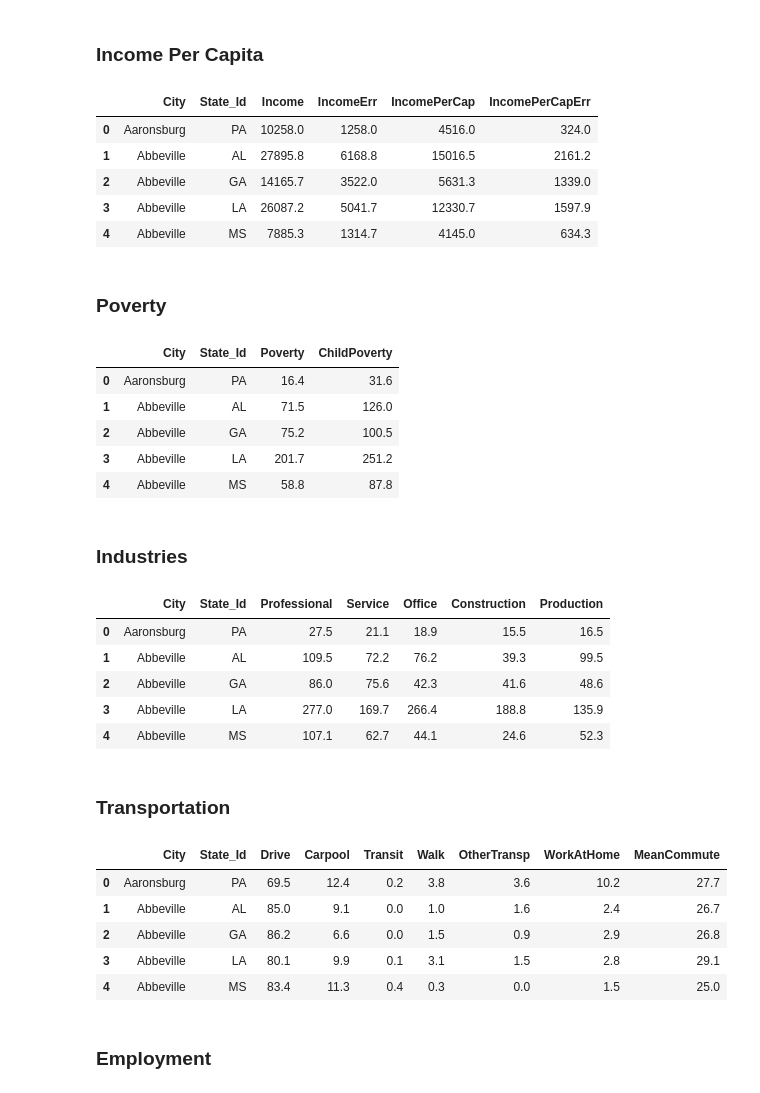
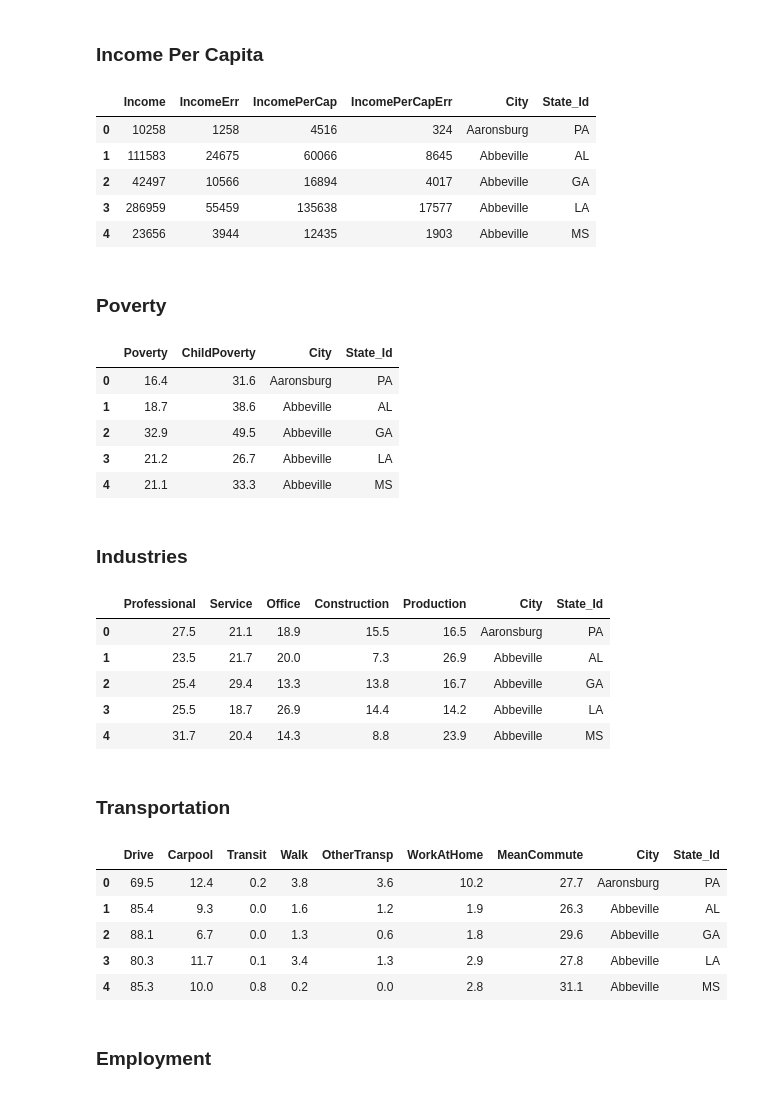
Before and after one commit to BloomTech-Labs/PT17_cityspire-d-ds, a Jupyter notebook: notebooks/datasets/data/census_data/files/census.ipynb, the cells around one changed output. Drawn from its saved outputs; the diff is of its cells as text; code cells hidden in the pictures.

Commit message:
rerun data with updated census info

```diff
--- a/notebooks/datasets/data/census_data/files/census.ipynb
+++ b/notebooks/datasets/data/census_data/files/census.ipynb
@@ -45,7 +47,7 @@ uszip['zip'].nunique()
 ##### Census
 - Contains population, demographic, poverty, and employment data by tract
 # %%
-census_filename = os.path.join(path, 'acs2017_census_tract_data.csv')
+census_filename = os.path.join(path, 'workspace/acs2017_census_tract_data.csv')
 # %%
 df = pd.read_csv(census_filename)
 print(df.shape)
@@ -67,7 +68,7 @@ df['TractId'].nunique()
 ##### Tract to Zip
 - maps census tracts to zip codes
 # %%
-tract_zip_filename = os.path.join(path, 'TRACT_ZIP_122017.xlsx')
+tract_zip_filename = os.path.join(path, 'workspace/TRACT_ZIP_122017.xlsx')
 # %%
 tract_zip = pd.read_excel(tract_zip_filename)
 # %%
@@ -450,0 +436,2 @@ merge = merge.drop(columns = ['res_ratio'])
+# %%
+merge = merge.groupby(['City', 'State_Id'],as_index=False).sum()
@@ -532,12 +489,12 @@ Index(['TractId', 'State', 'County', 'TotalPop', 'Men', 'Women', 'Hispanic',
       dtype='object')
 # %%
-columns = ['TractId', 'city', 'state_id', 'State', 'County', 'county_name',
+columns = ['TractId', 'City', 'State_Id',
            'TotalPop', 'Men', 'Women', 'Hispanic','White', 'Black', 'Native',
            'Asian', 'Pacific', 'VotingAgeCitizen','Income', 'IncomeErr',
            'IncomePerCap', 'IncomePerCapErr', 'Poverty', 'ChildPoverty',
            'Professional', 'Service', 'Office', 'Construction', 'Production',
            'Drive', 'Carpool', 'Transit', 'Walk', 'OtherTransp', 'WorkAtHome',
            'MeanCommute', 'Employed', 'PrivateWork', 'PublicWork',
-           'SelfEmployed', 'FamilyWork', 'Unemployment', 'zip', ]
+           'SelfEmployed', 'FamilyWork', 'Unemployment']
 # %%
 merge = merge[columns]
@@ -626,57 +576,57 @@ diversity_df.head()
 # %% [markdown]
 ### Income Per Capita
 # %%
-income_per_capita_df = merge[['Income', 'IncomeErr', 'IncomePerCap', 'IncomePerCapErr','City', 'State_Id']].groupby(['City', 'State_Id'],as_index=False).mean()
+income_per_capita_df = merge[['Income', 'IncomeErr', 'IncomePerCap', 'IncomePerCapErr','City', 'State_Id']]
 income_per_capita_df[['Income', 'IncomeErr', 'IncomePerCap', 'IncomePerCapErr']] = income_per_capita_df[['Income', 'IncomeErr', 'IncomePerCap', 'IncomePerCapErr']].round(1)
-income_per_capita_df.to_csv("income_per_capita_df.csv",index=False)
+income_per_capita_df.to_csv("census_csv/income_per_capita_df.csv",index=False)
 income_per_capita_df.head()
 # %% [output]
-|  | City | State_Id | Income | IncomeErr | IncomePerCap | IncomePerCapErr |
-| 0 | Aaronsburg | PA | 10258.0 | 1258.0 | 4516.0 | 324.0 |
-| 1 | Abbeville | AL | 27895.8 | 6168.8 | 15016.5 | 2161.2 |
-| 2 | Abbeville | GA | 14165.7 | 3522.0 | 5631.3 | 1339.0 |
-| 3 | Abbeville | LA | 26087.2 | 5041.7 | 12330.7 | 1597.9 |
-| 4 | Abbeville | MS | 7885.3 | 1314.7 | 4145.0 | 634.3 |
+|  | Income | IncomeErr | IncomePerCap | IncomePerCapErr | City | State_Id |
+| 0 | 10258 | 1258 | 4516 | 324 | Aaronsburg | PA |
+| 1 | 111583 | 24675 | 60066 | 8645 | Abbeville | AL |
+| 2 | 42497 | 10566 | 16894 | 4017 | Abbeville | GA |
+| 3 | 286959 | 55459 | 135638 | 17577 | Abbeville | LA |
+| 4 | 23656 | 3944 | 12435 | 1903 | Abbeville | MS |
 # %% [markdown]
 ### Poverty
 # %%
-poverty_df = merge[['Poverty', 'ChildPoverty','City', 'State_Id']].groupby(['City', 'State_Id'],as_index=False).sum()
-poverty_df.to_csv("poverty_df.csv",index=False)
+poverty_df = merge[['Poverty', 'ChildPoverty','City', 'State_Id']]
+poverty_df.to_csv("census_csv/poverty_df.csv",index=False)
 poverty_df.head()
 # %% [output]
-|  | City | State_Id | Poverty | ChildPoverty |
-| 0 | Aaronsburg | PA | 16.4 | 31.6 |
-| 1 | Abbeville | AL | 71.5 | 126.0 |
-| 2 | Abbeville | GA | 75.2 | 100.5 |
-| 3 | Abbeville | LA | 201.7 | 251.2 |
-| 4 | Abbeville | MS | 58.8 | 87.8 |
+|  | Poverty | ChildPoverty | City | State_Id |
+| 0 | 16.4 | 31.6 | Aaronsburg | PA |
+| 1 | 18.7 | 38.6 | Abbeville | AL |
+| 2 | 32.9 | 49.5 | Abbeville | GA |
+| 3 | 21.2 | 26.7 | Abbeville | LA |
+| 4 | 21.1 | 33.3 | Abbeville | MS |
 # %% [markdown]
 ### Industries
 # %%
-industry_df = merge[['Professional', 'Service', 'Office', 'Construction', 'Production','City', 'State_Id']].groupby(['City', 'State_Id'],as_index=False).sum()
-industry_df.to_csv("industry_df.csv",index=False)
+industry_df = merge[['Professional', 'Service', 'Office', 'Construction', 'Production','City', 'State_Id']]
+industry_df.to_csv("census_csv/industry_df.csv",index=False)
 industry_df.head()
 # %% [output]
-|  | City | State_Id | Professional | Service | Office | Construction | Production |
-| 0 | Aaronsburg | PA | 27.5 | 21.1 | 18.9 | 15.5 | 16.5 |
-| 1 | Abbeville | AL | 109.5 | 72.2 | 76.2 | 39.3 | 99.5 |
-| 2 | Abbeville | GA | 86.0 | 75.6 | 42.3 | 41.6 | 48.6 |
-| 3 | Abbeville | LA | 277.0 | 169.7 | 266.4 | 188.8 | 135.9 |
-| 4 | Abbeville | MS | 107.1 | 62.7 | 44.1 | 24.6 | 52.3 |
+|  | Professional | Service | Office | Construction | Production | City | State_Id |
+| 0 | 27.5 | 21.1 | 18.9 | 15.5 | 16.5 | Aaronsburg | PA |
+| 1 | 23.5 | 21.7 | 20.0 | 7.3 | 26.9 | Abbeville | AL |
+| 2 | 25.4 | 29.4 | 13.3 | 13.8 | 16.7 | Abbeville | GA |
+| 3 | 25.5 | 18.7 | 26.9 | 14.4 | 14.2 | Abbeville | LA |
+| 4 | 31.7 | 20.4 | 14.3 | 8.8 | 23.9 | Abbeville | MS |
 # %% [markdown]
 ### Transportation
 # %%
-transportation_df = merge[['Drive', 'Carpool', 'Transit', 'Walk', 'OtherTransp', 'WorkAtHome', 'MeanCommute','City', 'State_Id']].groupby(['City', 'State_Id'],as_index=False).mean()
+transportation_df = merge[['Drive', 'Carpool', 'Transit', 'Walk', 'OtherTransp', 'WorkAtHome', 'MeanCommute','City', 'State_Id']]
 transportation_df[['Drive', 'Carpool', 'Transit', 'Walk', 'OtherTransp', 'WorkAtHome', 'MeanCommute',]] = transportation_df[['Drive', 'Carpool', 'Transit', 'Walk', 'OtherTransp', 'WorkAtHome', 'MeanCommute']].round(1)
-transportation_df.to_csv("transportation_df.csv",index=False)
+transportation_df.to_csv("census_csv/transportation_df.csv",index=False)
 transportation_df.head()
 # %% [output]
-|  | City | State_Id | Drive | Carpool | Transit | Walk | OtherTransp | WorkAtHome | MeanCommute |
-| 0 | Aaronsburg | PA | 69.5 | 12.4 | 0.2 | 3.8 | 3.6 | 10.2 | 27.7 |
-| 1 | Abbeville | AL | 85.0 | 9.1 | 0.0 | 1.0 | 1.6 | 2.4 | 26.7 |
-| 2 | Abbeville | GA | 86.2 | 6.6 | 0.0 | 1.5 | 0.9 | 2.9 | 26.8 |
-| 3 | Abbeville | LA | 80.1 | 9.9 | 0.1 | 3.1 | 1.5 | 2.8 | 29.1 |
-| 4 | Abbeville | MS | 83.4 | 11.3 | 0.4 | 0.3 | 0.0 | 1.5 | 25.0 |
+|  | Drive | Carpool | Transit | Walk | OtherTransp | WorkAtHome | MeanCommute | City | State_Id |
+| 0 | 69.5 | 12.4 | 0.2 | 3.8 | 3.6 | 10.2 | 27.7 | Aaronsburg | PA |
+| 1 | 85.4 | 9.3 | 0.0 | 1.6 | 1.2 | 1.9 | 26.3 | Abbeville | AL |
+| 2 | 88.1 | 6.7 | 0.0 | 1.3 | 0.6 | 1.8 | 29.6 | Abbeville | GA |
+| 3 | 80.3 | 11.7 | 0.1 | 3.4 | 1.3 | 2.9 | 27.8 | Abbeville | LA |
+| 4 | 85.3 | 10.0 | 0.8 | 0.2 | 0.0 | 2.8 | 31.1 | Abbeville | MS |
 # %% [markdown]
 ### Employment
 # %%
```
Also changed, not shown: parts of 51 cells of this notebook, 15 other files.
